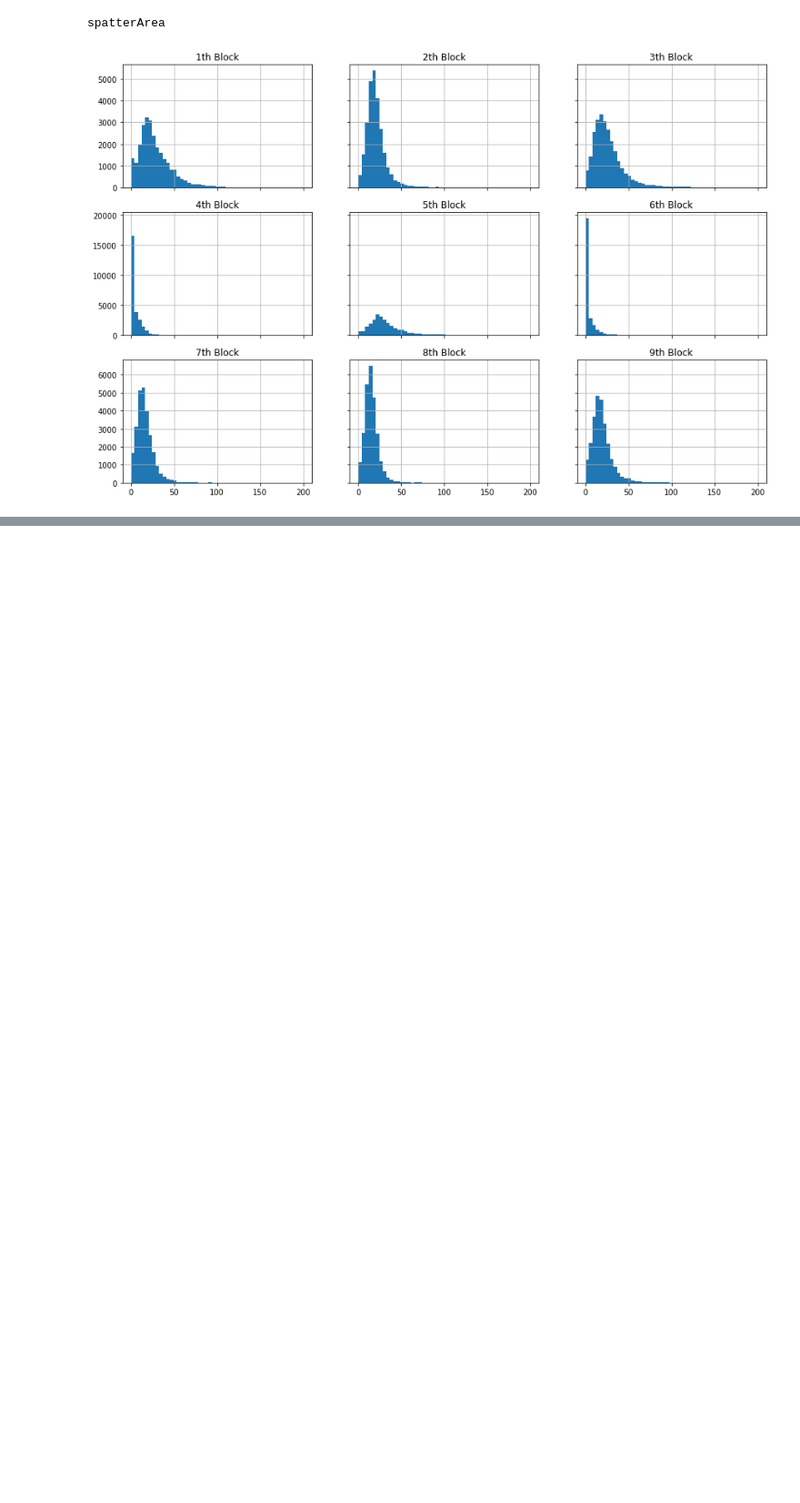
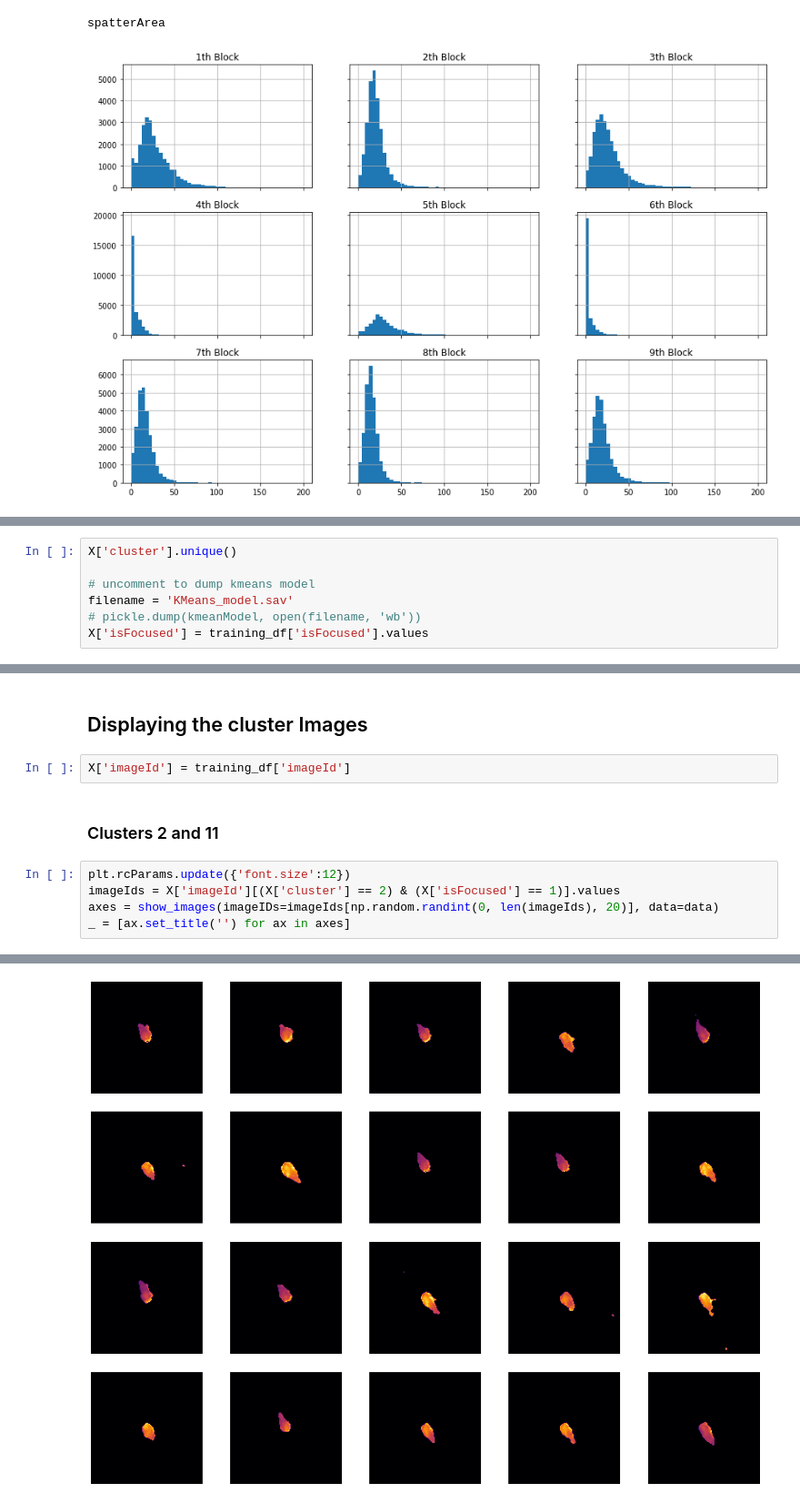
Before and after one commit to Boon-Yang/Machine-Learning-for-Defect-Detection-In-Additive-Manufacturing, a Jupyter notebook: One_Class_Learning(I).ipynb, the cells around one changed output, grey strips where cells are left out. Shown at 91% size. Drawn from its saved outputs; the diff is of its cells as text; blank space fills up the shorter version.

```diff
--- a/One_Class_Learning(I).ipynb
+++ b/One_Class_Learning(I).ipynb
@@ -70,0 +173,7 @@ spatterArea
+# %%
+X['cluster'].unique()
+
+# uncomment to dump kmeans model
+filename = 'KMeans_model.sav'
+# pickle.dump(kmeanModel, open(filename, 'wb'))
+X['isFocused'] = training_df['isFocused'].values
@@ -70,0 +260,12 @@ spatterArea
+# %% [markdown]
+## Displaying the cluster Images
+# %%
+X['imageId'] = training_df['imageId']
+# %% [markdown]
+### Clusters 2 and 11
+# %%
+plt.rcParams.update({'font.size':12})
+imageIds = X['imageId'][(X['cluster'] == 2) & (X['isFocused'] == 1)].values
+axes = show_images(imageIDs=imageIds[np.random.randint(0, len(imageIds), 20)], data=data)
+_ = [ax.set_title('') for ax in axes]
+# %% [output]
@@ -70,0 +292 @@ spatterArea
+[figure, added]
```
Also changed, not shown: parts of 31 cells of this notebook.
